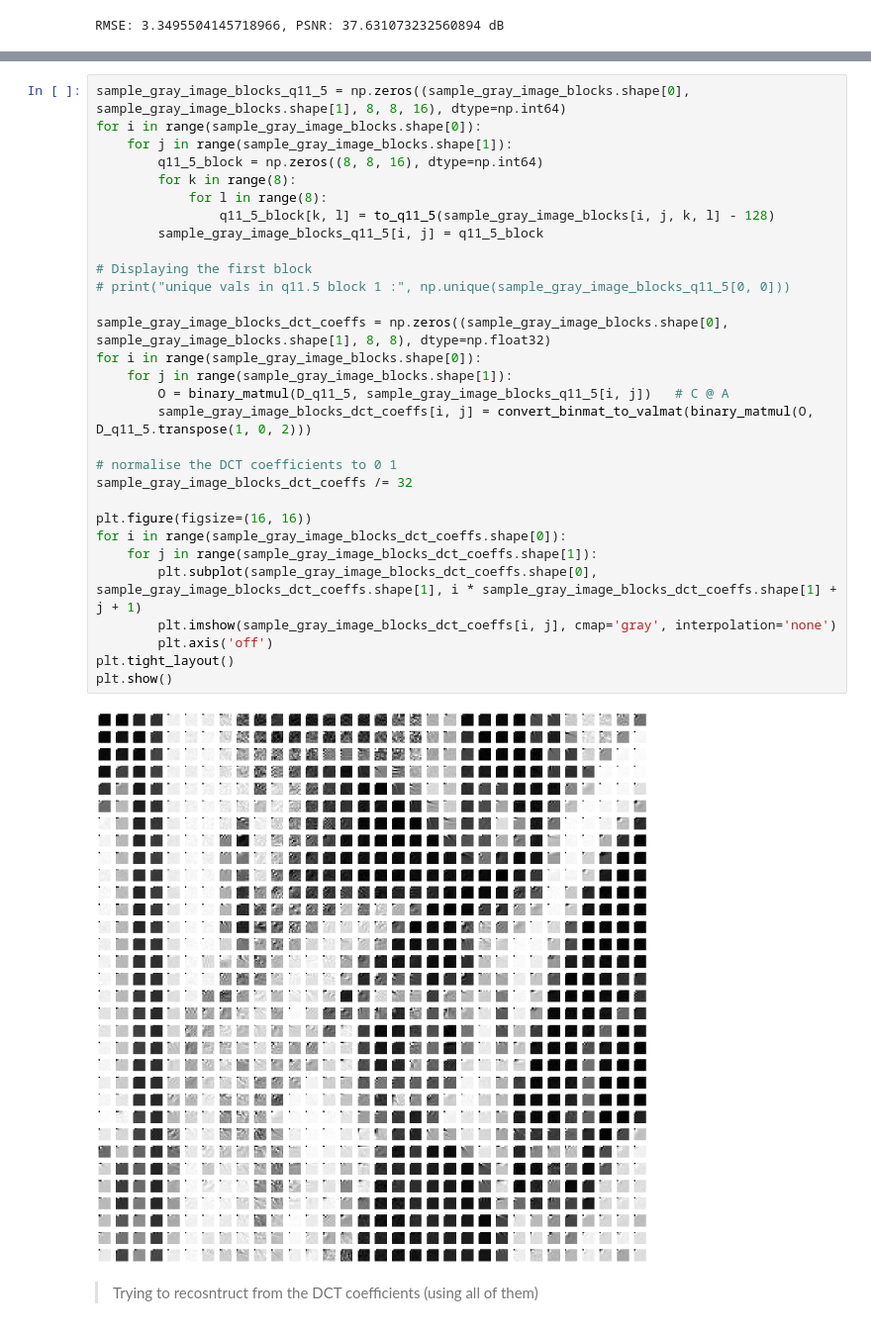
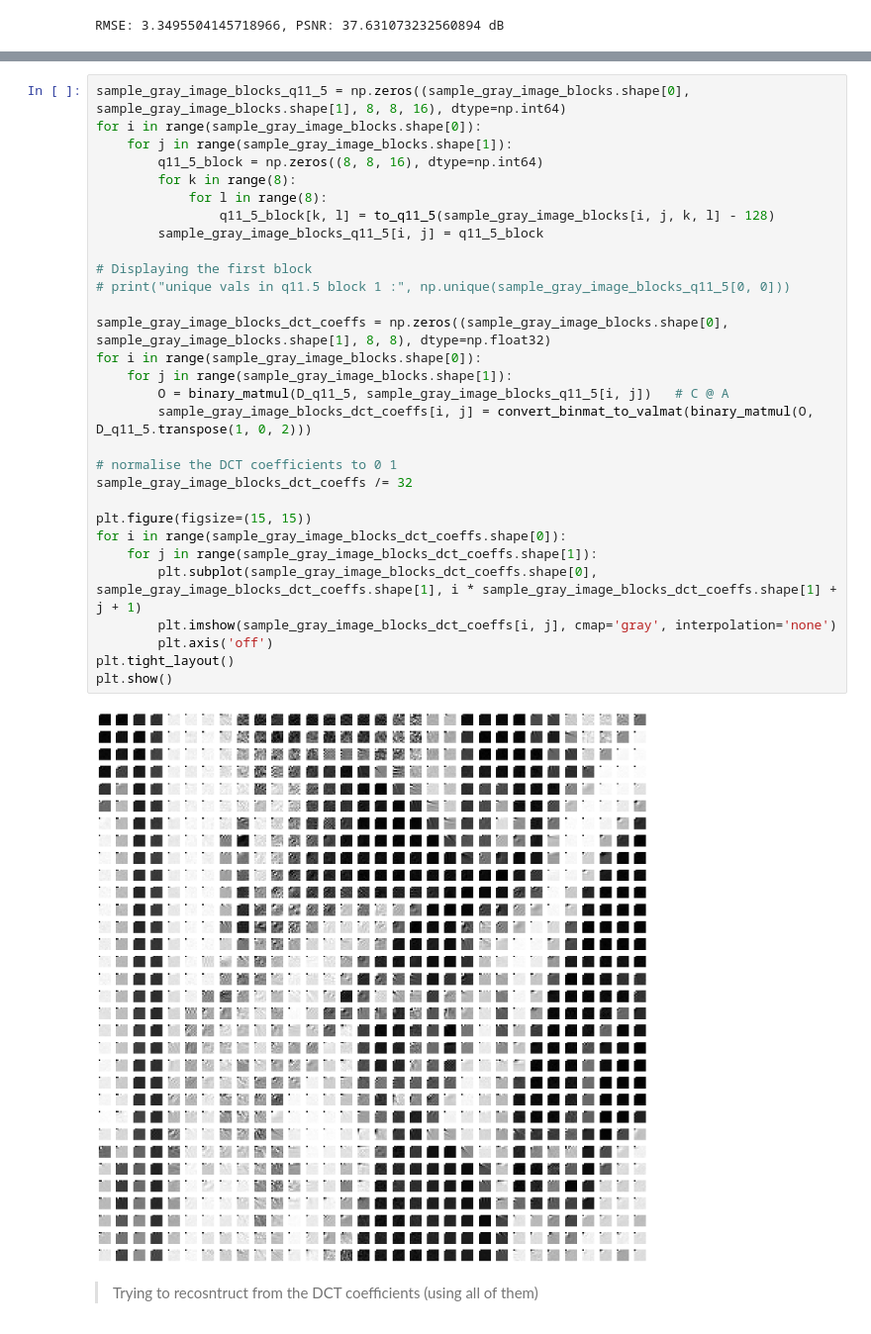
Before and after one commit to Reckadon/JPEG-Compression, a Jupyter notebook: Python POC/DCT_algorithm.ipynb, the cells around one changed output, grey strips where cells are left out. Shown at 99% size. Drawn from its saved outputs; the diff is of its cells as text.

```diff
--- a/Python POC/DCT_algorithm.ipynb
+++ b/Python POC/DCT_algorithm.ipynb
@@ -433,35 +432,35 @@ RMSE: 3.3495504145718966, PSNR: 37.631073232560894 dB
 # %%
 sample_gray_image_blocks_q11_5 = np.zeros((sample_gray_image_blocks.shape[0], sample_gray_image_blocks.shape[1], 8, 8, 16), dtype=np.int64)
 for i in range(sample_gray_image_blocks.shape[0]):
     for j in range(sample_gray_image_blocks.shape[1]):
         q11_5_block = np.zeros((8, 8, 16), dtype=np.int64)
         for k in range(8):
             for l in range(8):
                 q11_5_block[k, l] = to_q11_5(sample_gray_image_blocks[i, j, k, l] - 128)
         sample_gray_image_blocks_q11_5[i, j] = q11_5_block
 
 # Displaying the first block
 # print("unique vals in q11.5 block 1 :", np.unique(sample_gray_image_blocks_q11_5[0, 0]))
 
 sample_gray_image_blocks_dct_coeffs = np.zeros((sample_gray_image_blocks.shape[0], sample_gray_image_blocks.shape[1], 8, 8), dtype=np.float32)
 for i in range(sample_gray_image_blocks.shape[0]):
     for j in range(sample_gray_image_blocks.shape[1]):
         O = binary_matmul(D_q11_5, sample_gray_image_blocks_q11_5[i, j])   # C @ A
         sample_gray_image_blocks_dct_coeffs[i, j] = convert_binmat_to_valmat(binary_matmul(O, D_q11_5.transpose(1, 0, 2)))
 
 # normalise the DCT coefficients to 0 1
 sample_gray_image_blocks_dct_coeffs /= 32
 
-plt.figure(figsize=(16, 16))
+plt.figure(figsize=(15, 15))
 for i in range(sample_gray_image_blocks_dct_coeffs.shape[0]):
     for j in range(sample_gray_image_blocks_dct_coeffs.shape[1]):
         plt.subplot(sample_gray_image_blocks_dct_coeffs.shape[0], sample_gray_image_blocks_dct_coeffs.shape[1], i * sample_gray_image_blocks_dct_coeffs.shape[1] + j + 1)
         plt.imshow(sample_gray_image_blocks_dct_coeffs[i, j], cmap='gray', interpolation='none')
         plt.axis('off')
 plt.tight_layout()
 plt.show()
 # %% [output]
-[figure, old version]
+[figure, new version]
 # %% [markdown]
 > Trying to recosntruct from the DCT coefficients (using all of them)
 # %%
```
Also changed, not shown: parts of 9 cells of this notebook, 5 other files.
